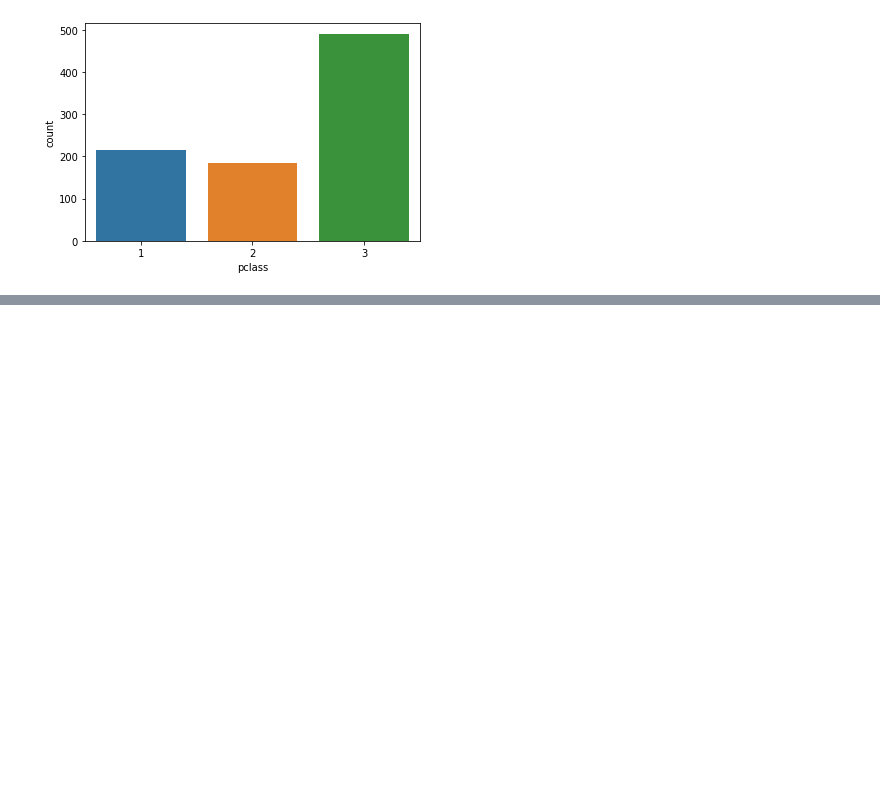
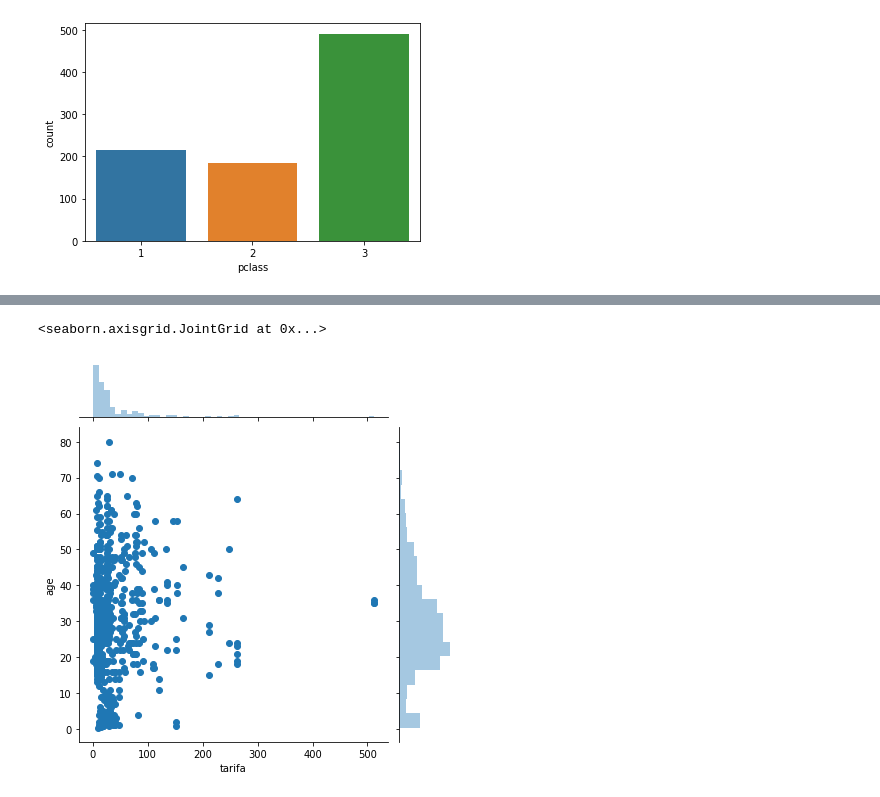
Before and after one commit to Luis-Marin/Visualizaci-n---Actividades-Guiadas, a Jupyter notebook: Visualización_AG3.ipynb, the cells around one changed output, grey strips where cells are left out. Drawn from its saved outputs; the diff is of its cells as text; code cells hidden in the pictures; blank space fills up the shorter version.

```diff
--- a/Visualización_AG3.ipynb
+++ b/Visualización_AG3.ipynb
@@ -125,0 +139,6 @@ sns.countplot(x="pclass", data=titanic)
+# %%
+#Distribución cruzada de Edad y Tarifa
+sns.jointplot(x='tarifa',y='age',data=titanic)
+# %% [output]
+<seaborn.axisgrid.JointGrid at 0x...>
+[figure, added]
```
Also changed, not shown: parts of 7 cells of this notebook.
